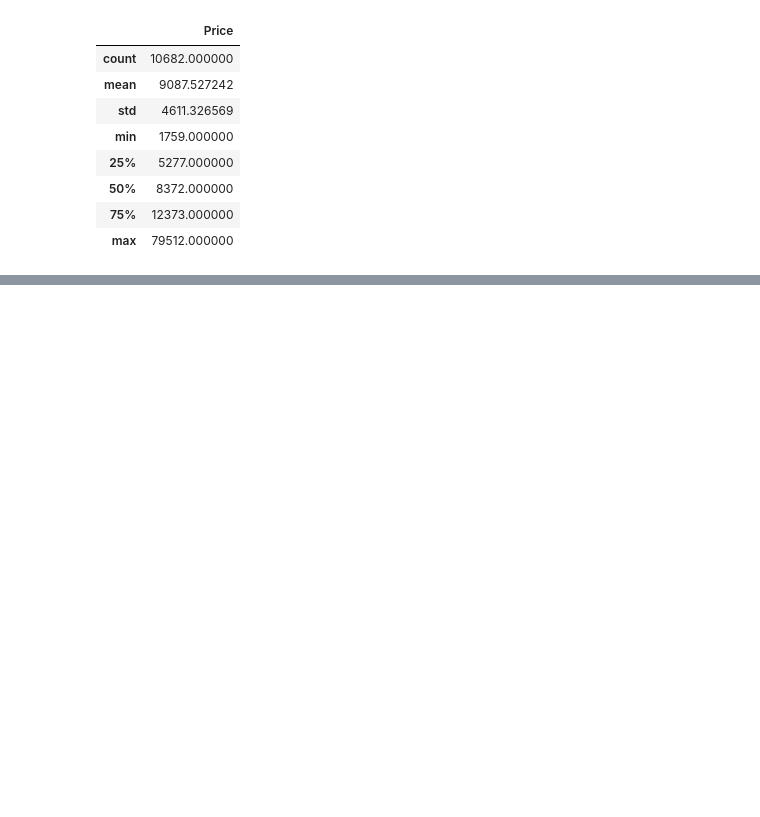
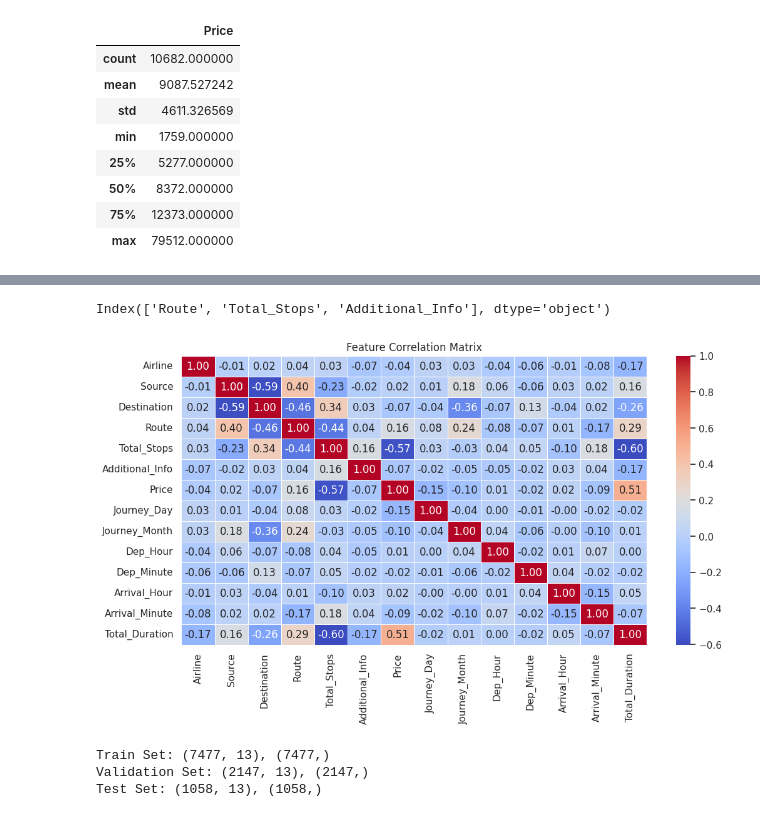
Before and after one commit to navneetsinghsingh/IIS2MDC, a Jupyter notebook: part_A_Flight_price_prediction_using_deep_learning.ipynb, the cells around one changed output, grey strips where cells are left out. Saved outputs shown, nothing was run; the diff lists cells and outputs as text; code cells hidden in the pictures; blank space fills up the shorter version.

```diff
--- a/part_A_Flight_price_prediction_using_deep_learning.ipynb
+++ b/part_A_Flight_price_prediction_using_deep_learning.ipynb
@@ -105,0 +229,35 @@ TypeError: object of type 'numpy.int64' has no len()
+# %%
+from sklearn.preprocessing import LabelEncoder
+
+# Encoding categorical columns
+label_encoders = {}
+categorical_cols = ["Airline", "Source", "Destination"]
+
+for col in categorical_cols:
+    if col in df.columns:
+        le = LabelEncoder()
+        df[col] = le.fit_transform(df[col])
+        label_encoders[col] = le  # Save encoders for future use
+# %%
+print(df.select_dtypes(include=['object']).columns)
+# %% [output]
+Index(['Route', 'Total_Stops', 'Additional_Info'], dtype='object')
+# %%
+from sklearn.preprocessing import LabelEncoder
+
+# Identify categorical columns
+categorical_cols = df.select_dtypes(include=['object']).columns
+
+# Apply Label Encoding
+label_encoders = {}
+for col in categorical_cols:
+    le = LabelEncoder()
+    df[col] = le.fit_transform(df[col])
+    label_encoders[col] = le  # Save encoders for future use
+# %%
+plt.figure(figsize=(12, 6))
+sns.heatmap(df.corr(), annot=True, cmap="coolwarm", fmt=".2f", linewidths=0.5)
+plt.title("Feature Correlation Matrix")
+plt.show()
+# %% [output]
+[figure, added]
@@ -105,0 +276,15 @@ TypeError: object of type 'numpy.int64' has no len()
+# %%
+from sklearn.model_selection import train_test_split
+
+# Split data: 70% Train, 20% Validation, 10% Test
+X_train, X_temp, Y_train, Y_temp = train_test_split(X, Y, test_size=0.30, random_state=42)  # 30% for val+test
+X_val, X_test, Y_val, Y_test = train_test_split(X_temp, Y_temp, test_size=0.33, random_state=42)  # 10% test, 20% val
+
+# Print shapes to verify
+print(f"Train Set: {X_train.shape}, {Y_train.shape}")
+print(f"Validation Set: {X_val.shape}, {Y_val.shape}")
+print(f"Test Set: {X_test.shape}, {Y_test.shape}")
+# %% [output]
+Train Set: (7477, 13), (7477,)
+Validation Set: (2147, 13), (2147,)
+Test Set: (1058, 13), (1058,)
```
Also changed, not shown: parts of 20 cells of this notebook.
